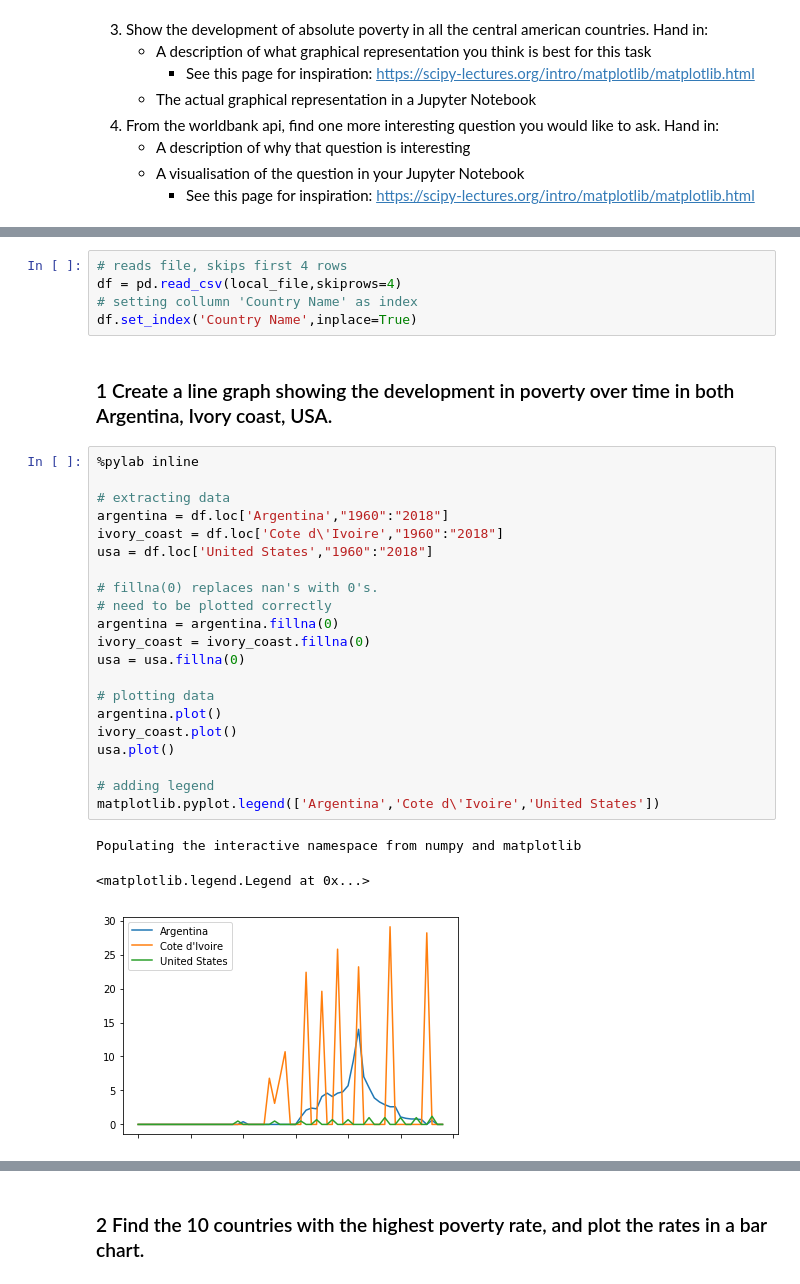
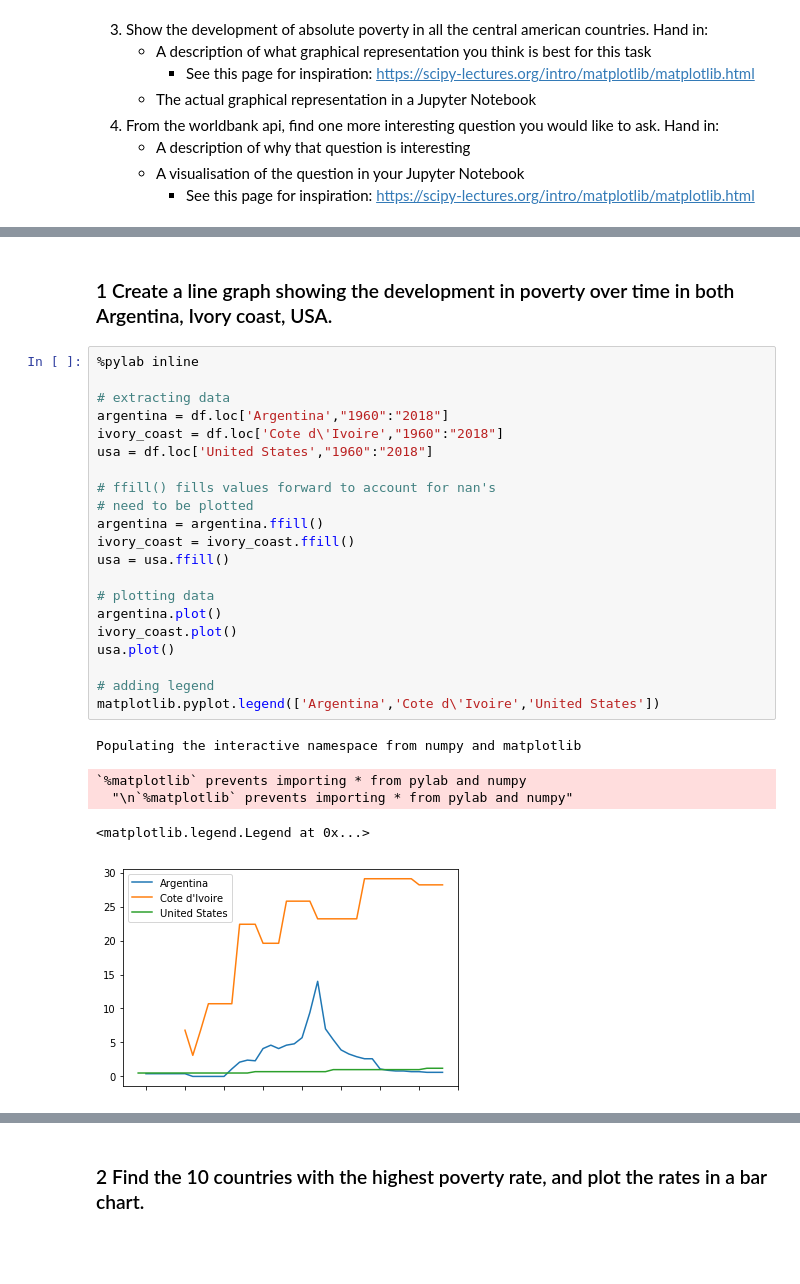
Before and after one commit to cba-dat-sem4-python-group/Assignment-4, a Jupyter notebook: Assignment-4.ipynb, the cells around one changed output, grey strips where cells are left out. Drawn from its saved outputs; the diff is of its cells as text; blank space fills up the shorter version.

```diff
--- a/Assignment-4.ipynb
+++ b/Assignment-4.ipynb
@@ -47,34 +51,31 @@ print(local_file)
 # %% [output]
 .\API_SI.POV.DDAY_DS2_en_csv_v2_10474275.csv
-# %%
-# reads file, skips first 4 rows
-df = pd.read_csv(local_file,skiprows=4)
-# setting collumn 'Country Name' as index
-df.set_index('Country Name',inplace=True)
 # %% [markdown]
 ### 1 Create a line graph showing the development in poverty over time in both Argentina, Ivory coast, USA.
 # %%
 %pylab inline
 
 # extracting data
 argentina = df.loc['Argentina',"1960":"2018"]
 ivory_coast = df.loc['Cote d\'Ivoire',"1960":"2018"]
 usa = df.loc['United States',"1960":"2018"]
 
-# fillna(0) replaces nan's with 0's.
-# need to be plotted correctly
-argentina = argentina.fillna(0)
-ivory_coast = ivory_coast.fillna(0)
-usa = usa.fillna(0)
+# ffill() fills values forward to account for nan's
+# need to be plotted
+argentina = argentina.ffill()
+ivory_coast = ivory_coast.ffill()
+usa = usa.ffill()
 
 # plotting data
 argentina.plot()
 ivory_coast.plot()
 usa.plot()
 
 # adding legend
 matplotlib.pyplot.legend(['Argentina','Cote d\'Ivoire','United States'])
 # %% [output]
 Populating the interactive namespace from numpy and matplotlib
-<matplotlib.legend.Legend at 0x...>
+`%matplotlib` prevents importing * from pylab and numpy
+  "\n`%matplotlib` prevents importing * from pylab and numpy"
+<matplotlib.legend.Legend at 0x...>
-[figure, old version]
+[figure, new version]
```
Also changed, not shown: parts of 3 cells of this notebook.
